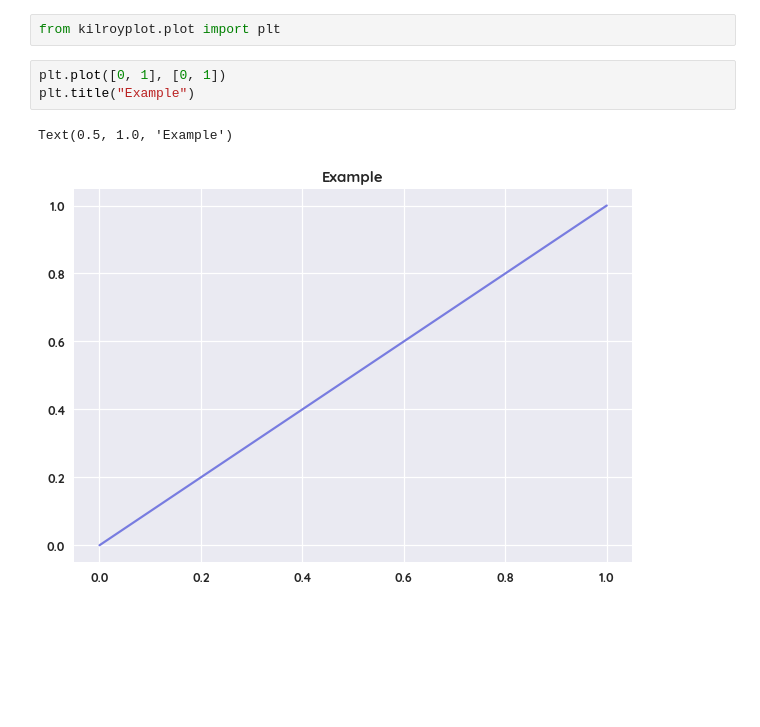
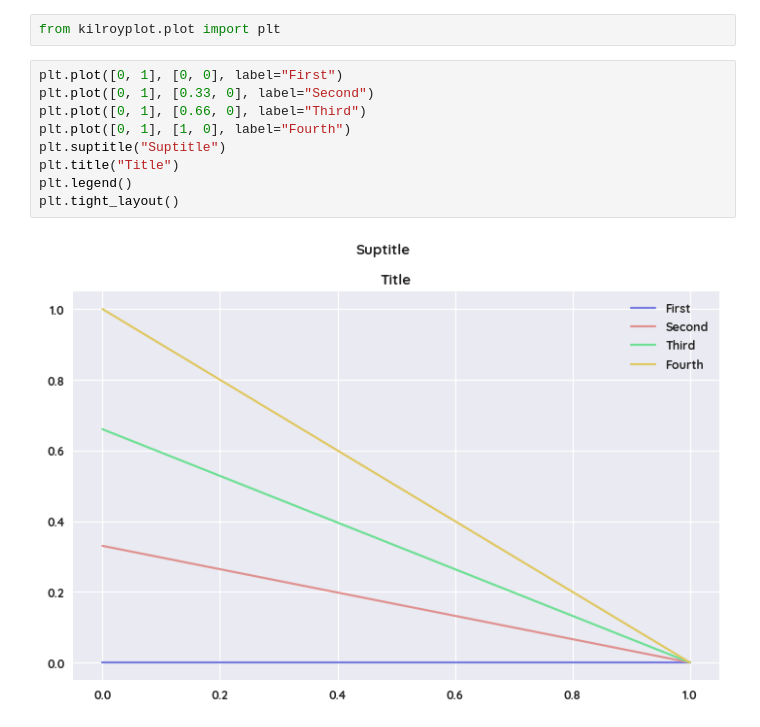
Before and after one commit to kilroybot/kilroyplot, a Jupyter notebook: notebooks/example.ipynb, the cells around one changed output. Drawn from its saved outputs; the diff is of its cells as text; blank space fills up the shorter version.

```diff
--- a/notebooks/example.ipynb
+++ b/notebooks/example.ipynb
@@ -1,8 +1,13 @@
 # %%
 from kilroyplot.plot import plt
 # %%
-plt.plot([0, 1], [0, 1])
-plt.title("Example")
+plt.plot([0, 1], [0, 0], label="First")
+plt.plot([0, 1], [0.33, 0], label="Second")
+plt.plot([0, 1], [0.66, 0], label="Third")
+plt.plot([0, 1], [1, 0], label="Fourth")
+plt.suptitle("Suptitle")
+plt.title("Title")
+plt.legend()
+plt.tight_layout()
 # %% [output]
-Text(0.5, 1.0, 'Example')
-[figure, old version]
+[figure, new version]
```
Also changed, not shown: 1 other file.
